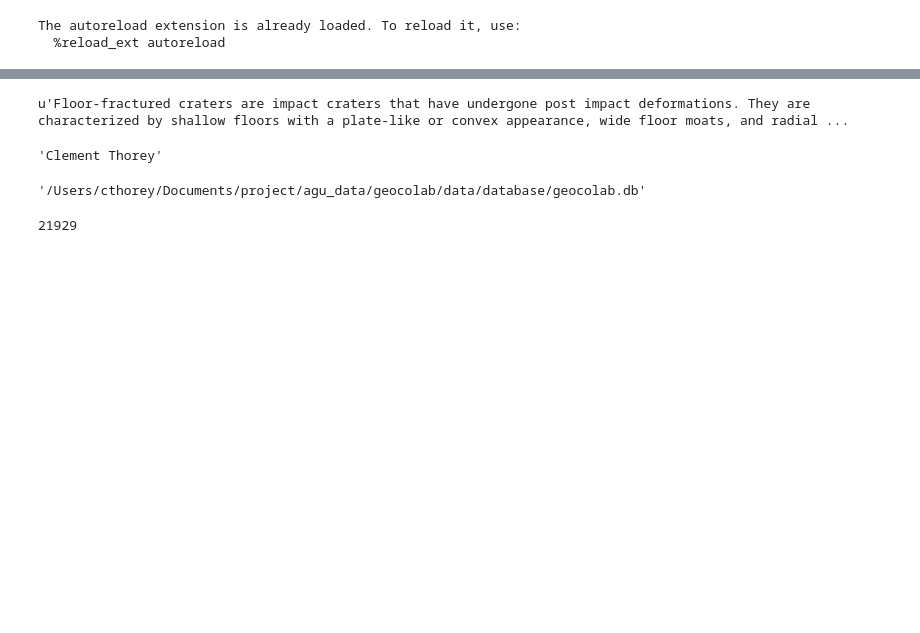
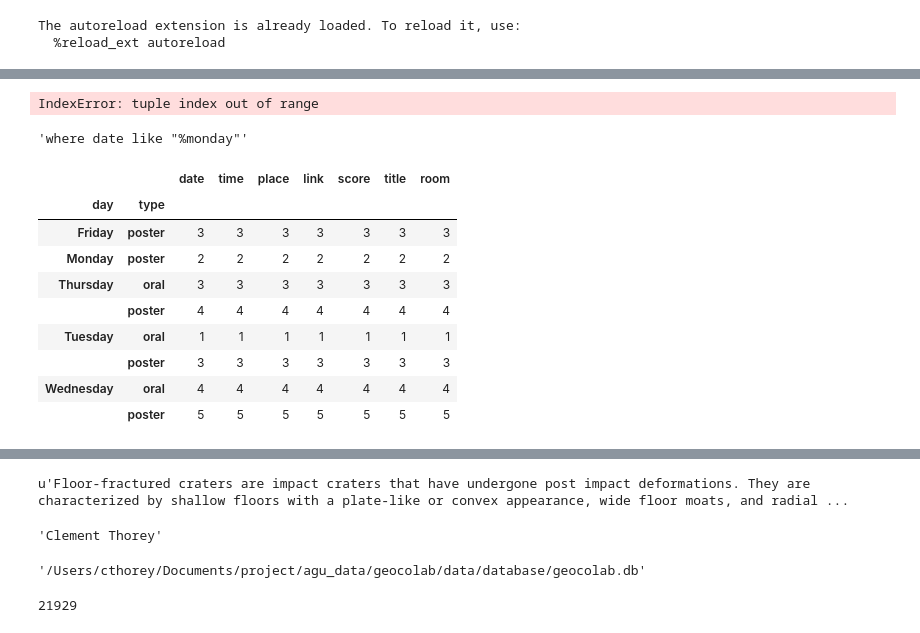
Before and after one commit to cthorey/geocolab, a Jupyter notebook: notebooks/exploratory/test.ipynb, the cells around one changed output, grey strips where cells are left out. Drawn from its saved outputs; the diff is of its cells as text; code cells hidden in the pictures; blank space fills up the shorter version.

```diff
--- a/notebooks/exploratory/test.ipynb
+++ b/notebooks/exploratory/test.ipynb
@@ -20,0 +20,2 @@ def strip_accents(s):
+# %%
+df = recom.get_schedule_bday('Dynmaics of magmatic','Monday')
@@ -20,0 +72,2 @@ def strip_accents(s):
+# %%
+dfg =df.groupby(['day','type'])
@@ -20,0 +76,21 @@ def strip_accents(s):
+# %%
+'{2.0f}'.format(1.0)
+# %% [output]
+IndexError: tuple index out of range
+# %%
+'where date like "%'+'%s"'%('monday')
+# %% [output]
+'where date like "%monday"'
+# %%
+dfg.count()
+# %% [output]
+|  |  | date | time | place | link | score | title | room |
+| day | type |  |  |  |  |  |  |  |
+| Friday | poster | 3 | 3 | 3 | 3 | 3 | 3 | 3 |
+| Monday | poster | 2 | 2 | 2 | 2 | 2 | 2 | 2 |
+| Thursday | oral | 3 | 3 | 3 | 3 | 3 | 3 | 3 |
+|  | poster | 4 | 4 | 4 | 4 | 4 | 4 | 4 |
+| Tuesday | oral | 1 | 1 | 1 | 1 | 1 | 1 | 1 |
+|  | poster | 3 | 3 | 3 | 3 | 3 | 3 | 3 |
+| Wednesday | oral | 4 | 4 | 4 | 4 | 4 | 4 | 4 |
+|  | poster | 5 | 5 | 5 | 5 | 5 | 5 | 5 |
```
Also changed, not shown: parts of 12 cells of this notebook, 6 other files.
